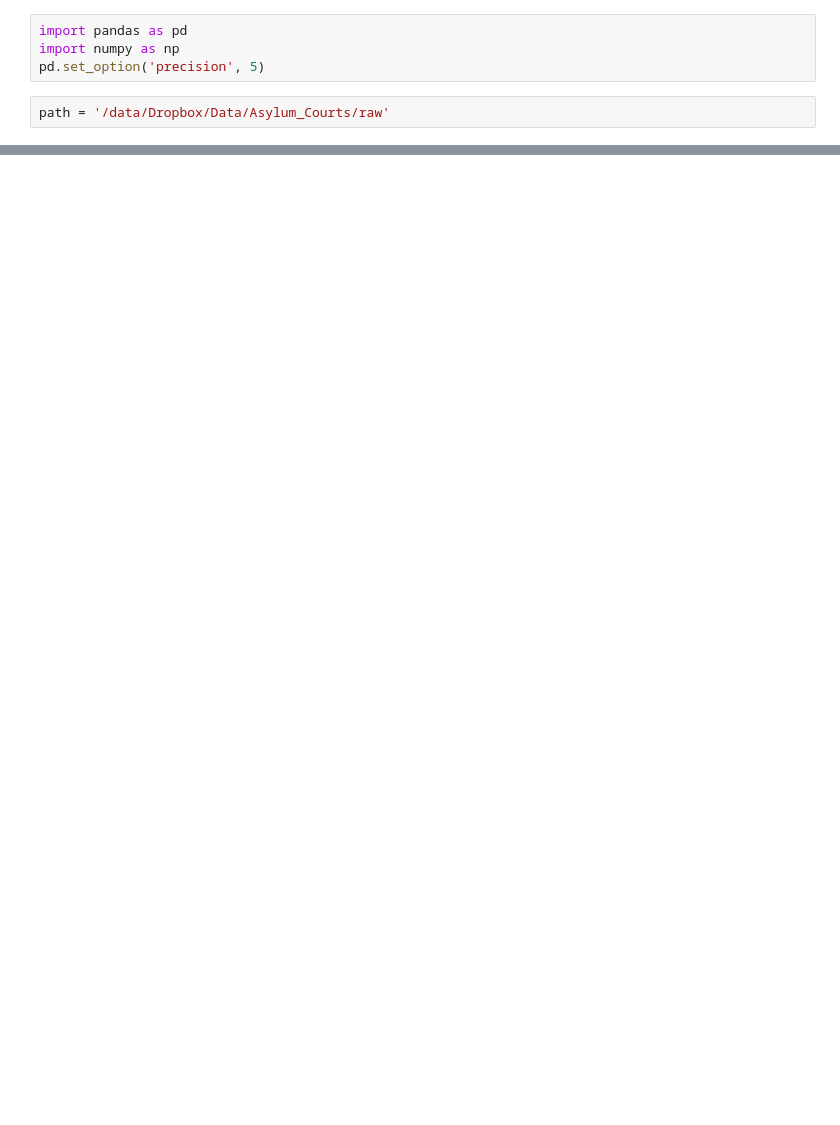
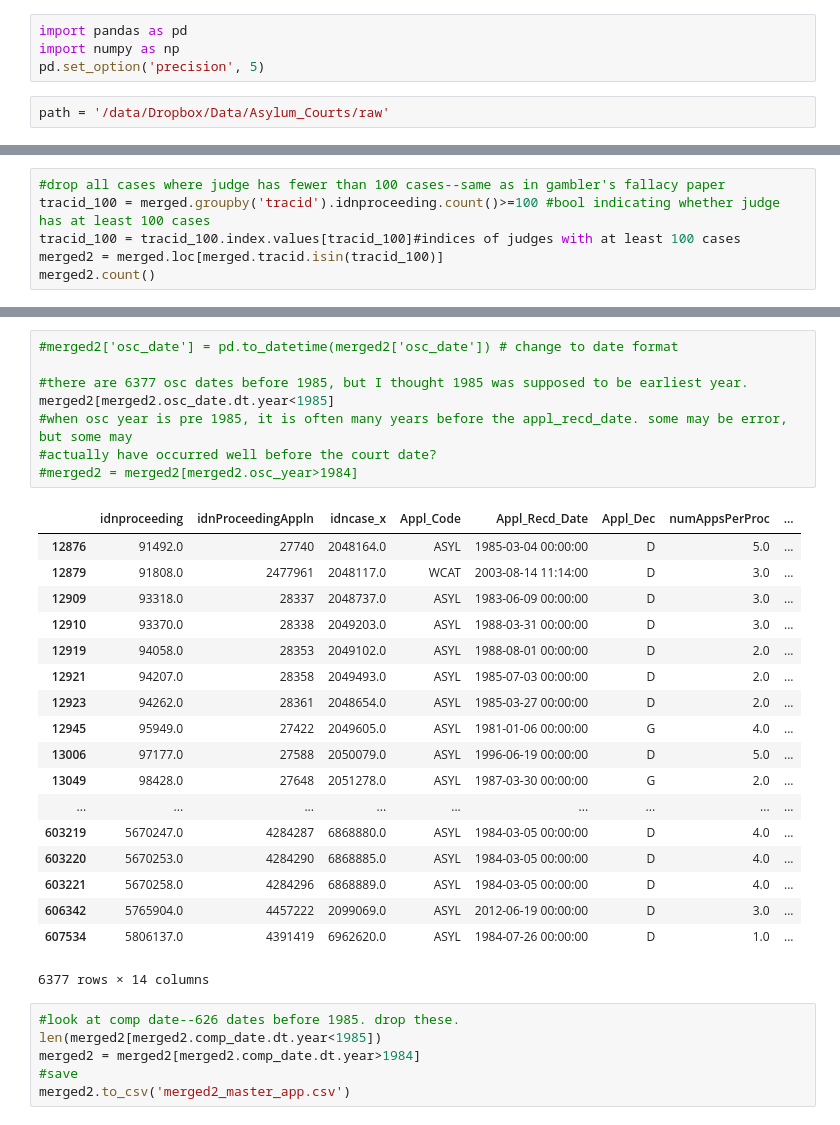
Before and after one commit to aspenyoo/refugees, a Jupyter notebook: Cleaning.ipynb, the cells around one changed output, grey strips where cells are left out. Saved outputs shown, nothing was run; the diff lists cells and outputs as text; blank space fills up the shorter version.

```diff
--- a/Cleaning.ipynb
+++ b/Cleaning.ipynb
@@ -222,0 +276,6 @@ print(r)
+# %%
+#drop all cases where judge has fewer than 100 cases--same as in gambler's fallacy paper
+tracid_100 = merged.groupby('tracid').idnproceeding.count()>=100 #bool indicating whether judge has at least 100 cases
+tracid_100 = tracid_100.index.values[tracid_100]#indices of judges with at least 100 cases
+merged2 = merged.loc[merged.tracid.isin(tracid_100)]
+merged2.count()
@@ -222,0 +297,33 @@ print(r)
+# %%
+#merged2['osc_date'] = pd.to_datetime(merged2['osc_date']) # change to date format
+
+#there are 6377 osc dates before 1985, but I thought 1985 was supposed to be earliest year.
+merged2[merged2.osc_date.dt.year<1985]
+#when osc year is pre 1985, it is often many years before the appl_recd_date. some may be error, but some may
+#actually have occurred well before the court date?
+#merged2 = merged2[merged2.osc_year>1984]
+# %% [output]
+|  | idnproceeding | idnProceedingAppln | idncase_x | Appl_Code | Appl_Recd_Date | Appl_Dec | numAppsPerProc | ... |
+| 12876 | 91492.0 | 27740 | 2048164.0 | ASYL | 1985-03-04 00:00:00 | D | 5.0 | ... |
+| 12879 | 91808.0 | 2477961 | 2048117.0 | WCAT | 2003-08-14 11:14:00 | D | 3.0 | ... |
+| 12909 | 93318.0 | 28337 | 2048737.0 | ASYL | 1983-06-09 00:00:00 | D | 3.0 | ... |
+| 12910 | 93370.0 | 28338 | 2049203.0 | ASYL | 1988-03-31 00:00:00 | D | 3.0 | ... |
+| 12919 | 94058.0 | 28353 | 2049102.0 | ASYL | 1988-08-01 00:00:00 | D | 2.0 | ... |
+| 12921 | 94207.0 | 28358 | 2049493.0 | ASYL | 1985-07-03 00:00:00 | D | 2.0 | ... |
+| 12923 | 94262.0 | 28361 | 2048654.0 | ASYL | 1985-03-27 00:00:00 | D | 2.0 | ... |
+| 12945 | 95949.0 | 27422 | 2049605.0 | ASYL | 1981-01-06 00:00:00 | G | 4.0 | ... |
+| 13006 | 97177.0 | 27588 | 2050079.0 | ASYL | 1996-06-19 00:00:00 | D | 5.0 | ... |
+| 13049 | 98428.0 | 27648 | 2051278.0 | ASYL | 1987-03-30 00:00:00 | G | 2.0 | ... |
+| ... | ... | ... | ... | ... | ... | ... | ... | ... |
+| 603219 | 5670247.0 | 4284287 | 6868880.0 | ASYL | 1984-03-05 00:00:00 | D | 4.0 | ... |
+| 603220 | 5670253.0 | 4284290 | 6868885.0 | ASYL | 1984-03-05 00:00:00 | D | 4.0 | ... |
+| 603221 | 5670258.0 | 4284296 | 6868889.0 | ASYL | 1984-03-05 00:00:00 | D | 4.0 | ... |
+| 606342 | 5765904.0 | 4457222 | 2099069.0 | ASYL | 2012-06-19 00:00:00 | D | 3.0 | ... |
+| 607534 | 5806137.0 | 4391419 | 6962620.0 | ASYL | 1984-07-26 00:00:00 | D | 1.0 | ... |
+6377 rows × 14 columns
+# %%
+#look at comp date--626 dates before 1985. drop these.
+len(merged2[merged2.comp_date.dt.year<1985])
+merged2 = merged2[merged2.comp_date.dt.year>1984]
+#save
+merged2.to_csv('merged2_master_app.csv')
```
Also changed, not shown: parts of 65 cells of this notebook, 2 other files.
